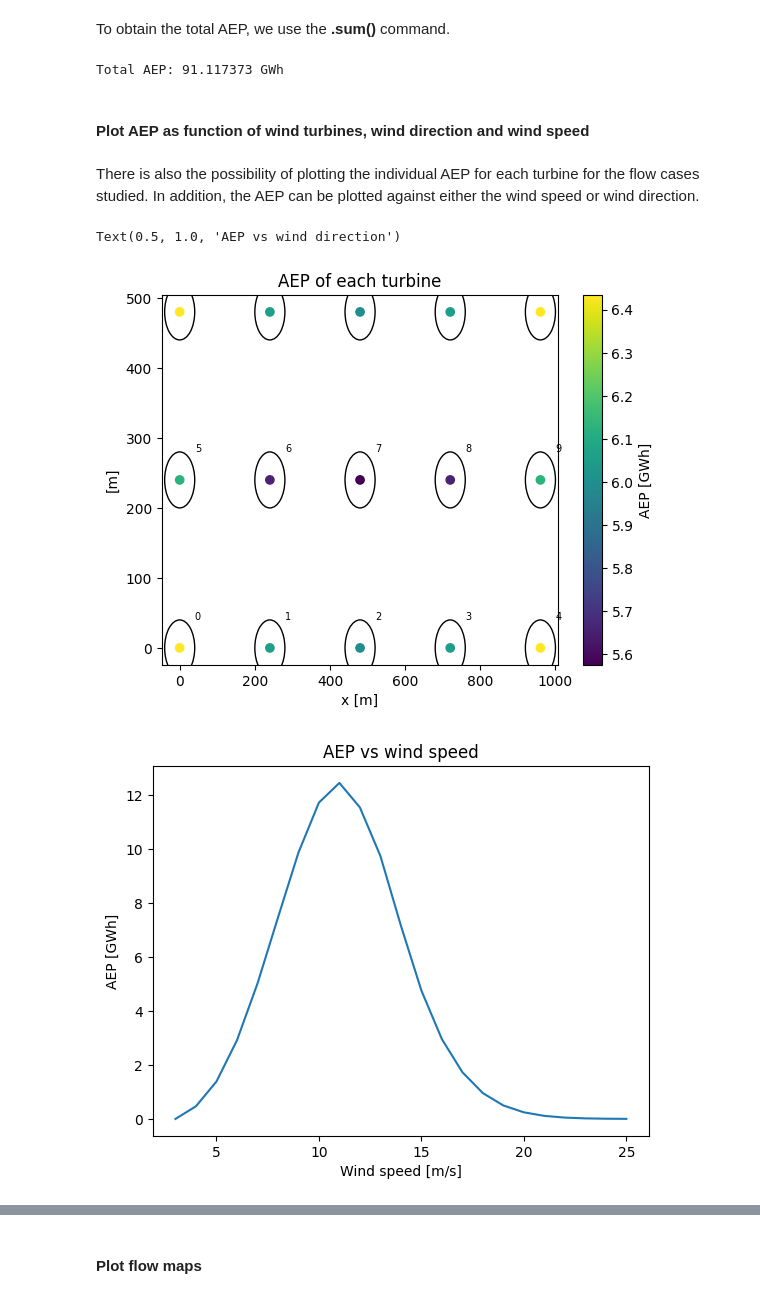
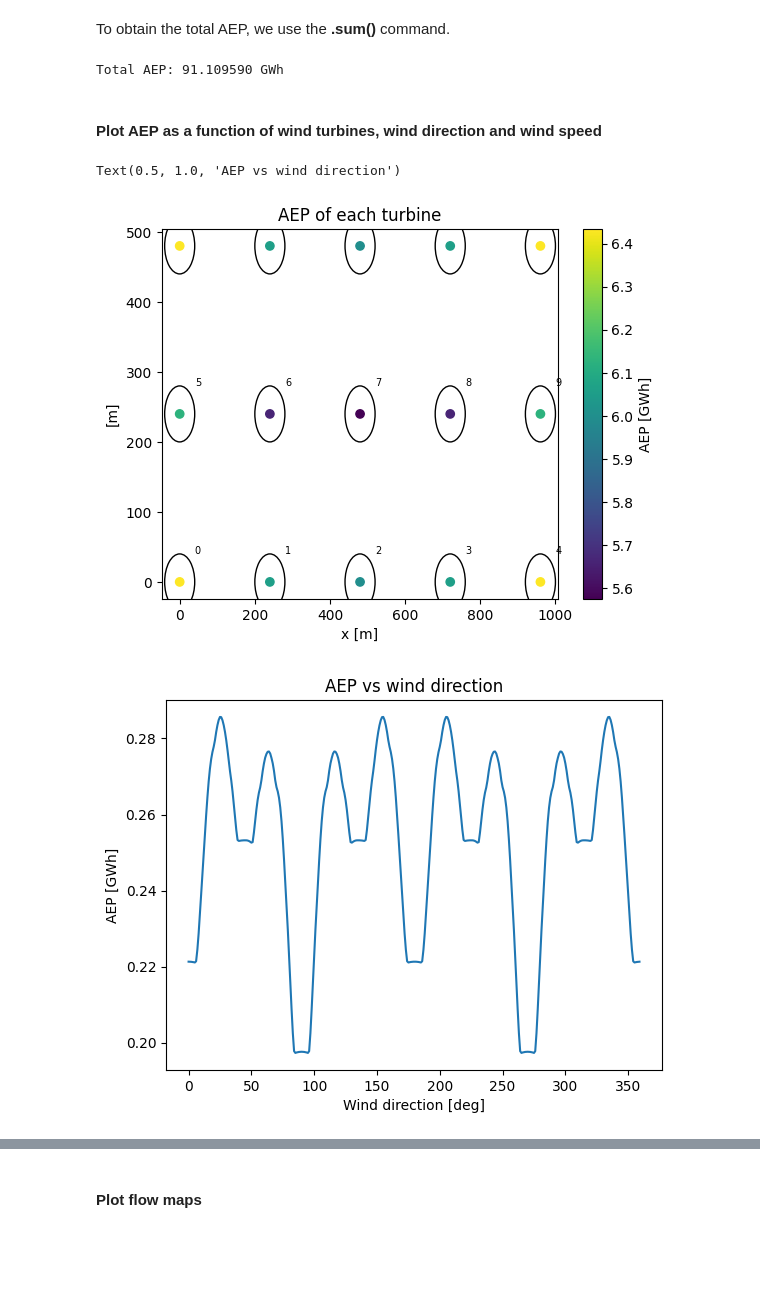
Before and after one commit to calvr/openDays2023-ma, a Jupyter notebook: openDays_workshop2.ipynb, the cells around one changed output, grey strips where cells are left out. Drawn from its saved outputs; the diff is of its cells as text; code cells hidden in the pictures; blank space fills up the shorter version.

```diff
--- a/openDays_workshop2.ipynb
+++ b/openDays_workshop2.ipynb
@@ -66,11 +72,11 @@ ctV80 = np.array([0.   , 0.   , 0.   , 0.   , 0.818, 0.806, 0.804, 0.805, 0.806,
                   0.14 , 0.119, 0.102, 0.088, 0.077, 0.067, 0.06 , 0.053, 0.   ,
                   0.   , 0.   , 0.   , 0.   , 0.   , 0.   , 0.   , 0.   , 0.])
 rhoV80 = 1.225
-diameterV80 = 80
+diameter = 80
 
 
 my_wt = WindTurbine(name='MyWT',
-                    diameter=diameterV80,
+                    diameter=diameter,
                     hub_height=100,
                     rho = rhoV80,
                     powerCtFunction=PowerCtTabular(wsV80,powerV80,'kW',ctV80))
@@ -93,7 +99,7 @@ There is a multitude of wind farm models, which can be combined in multiple ways
 from py_wake import NOJ
 
 #here we import the wake deficit model
-noj = NOJ(site,windTurbines)
+noj = NOJ(site,my_wt)
 # %% [markdown]
 One of the most used is the PropagateDownwind which is very fast as it only performs a minimum of deficit calculations. It iterates over all turbines in downstream order. In each iteration it calculates the effective wind speed at the current wind turbine as the free stream wind speed minus the sum of the deficit from upstream sources. Based on this effective wind speed, it calculates the deficit caused by the current turbine on all downstream destinations. Note, that this procedure neglects upstream blockage effects.
 
@@ -114,12 +121,12 @@ import numpy as np
 n_x = 5
 n_y = 3
 
-rotor_diameter = wt_diameter
+rotor_diameter = diameter
 dist_x = 3 * rotor_diameter
 dist_y = 3 * rotor_diameter
 
 # This defines the turbine positions
-wt_x, wt_y = np.meshgrid(range(n_x) * dist_x,range(n_y) * dist_y)
+wt_x, wt_y = np.meshgrid(np.array(range(n_x)) * dist_x, np.array(range(n_y)) * dist_y)
 wt_x = wt_x.flatten()
 wt_y = wt_y.flatten()
 
@@ -156,36 +165,28 @@ To obtain the total AEP, we use the **.sum()** command.
 # %%
 print ("Total AEP: %f GWh"%simulationResult.aep().sum())
 # %% [output]
-Total AEP: 91.117373 GWh
+Total AEP: 91.109590 GWh
 # %% [markdown]
-#### Plot AEP as function of wind turbines, wind direction and wind speed
+#### Plot AEP as a function of wind turbines, wind direction and wind speed
-# %% [markdown]
-There is also the possibility of plotting the individual AEP for each turbine for the flow cases studied. In addition, the AEP can be plotted against either the wind speed or wind direction.
 # %%
 import matplotlib.pyplot as plt
 %matplotlib inline
 
 plt.figure()
 aep = simulationResult.aep()
-windTurbines.plot(wt_x,wt_y)
+my_wt.plot(wt_x,wt_y)
 c =plt.scatter(wt_x, wt_y, c=aep.sum(['wd','ws']))
 plt.colorbar(c, label='AEP [GWh]')
 plt.title('AEP of each turbine')
 plt.xlabel('x [m]')
 plt.ylabel('[m]')
 
 plt.figure()
-aep.sum(['wt','wd']).plot()
-plt.xlabel("Wind speed [m/s]")
-plt.ylabel("AEP [GWh]")
-plt.title('AEP vs wind speed')
-
-plt.figure()
 aep.sum(['wt','ws']).plot()
 plt.xlabel("Wind direction [deg]")
 plt.ylabel("AEP [GWh]")
 plt.title('AEP vs wind direction')
 # %% [output]
 Text(0.5, 1.0, 'AEP vs wind direction')
 [figure]
-[figure, old version]
+[figure, new version]
```
Also changed, not shown: parts of 28 cells of this notebook.
